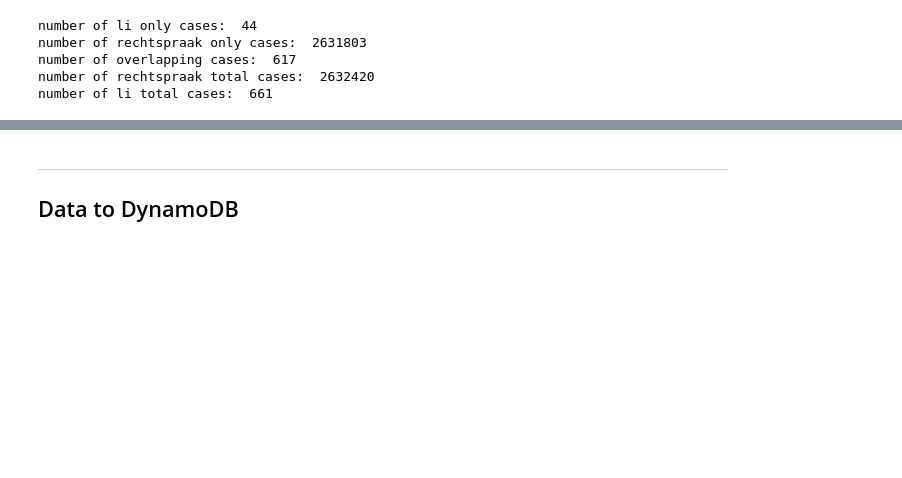
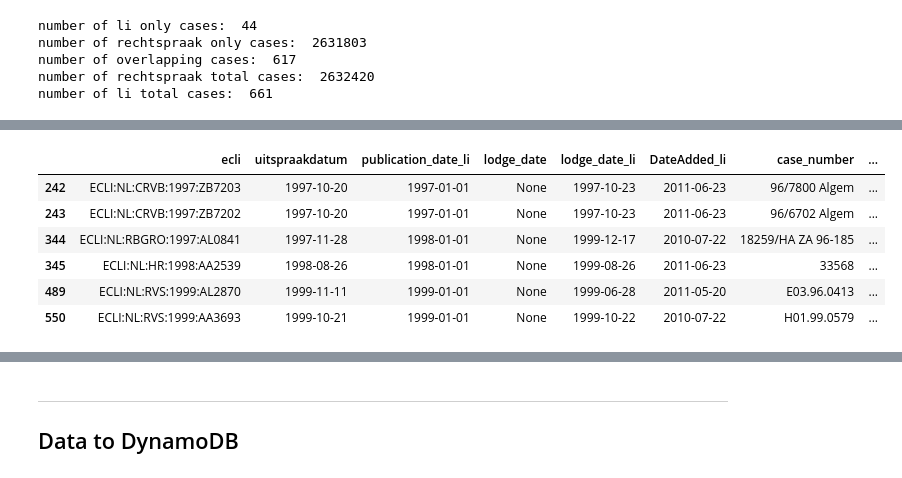
Before and after one commit to maastrichtlawtech/case-law-explorer, a Jupyter notebook: notebooks/Rechtspraak_dynamoDB_ETL.ipynb, the cells around one changed output, grey strips where cells are left out. Saved outputs shown, nothing was run; the diff lists cells and outputs as text; code cells hidden in the pictures; blank space fills up the shorter version.

```diff
--- a/notebooks/Rechtspraak_dynamoDB_ETL.ipynb
+++ b/notebooks/Rechtspraak_dynamoDB_ETL.ipynb
@@ -270,9 +298,9 @@ df_country.loc[:, 'doctype'] = 'country'
 #### Split data into RS only cases, LI only cases and RS+LI cases:
 # %%
 ''' intersection of cases in li and case_raw '''
-rsli_intersection = list(set(df_li_cases['id']).intersection(set(df_rs_cases['id'])))
-rs_only = list(set(df_rs_cases['id']) - set(rsli_intersection))
-li_only = list(set(df_li_cases['id']) - set(rsli_intersection))
+rsli_intersection = list(set(df_li_cases['ecli']).intersection(set(df_rs_cases['ecli'])))
+rs_only = list(set(df_rs_cases['ecli']) - set(rsli_intersection))
+li_only = list(set(df_li_cases['ecli']) - set(rsli_intersection))
 print('number of li only cases: ', len(li_only))
 print('number of rechtspraak only cases: ', len(rs_only))
 print('number of overlapping cases: ', len(rsli_intersection))
@@ -291,8 +319,8 @@ df_li_only_cases = df_li_cases[df_li_cases['id'].isin(li_only)]
 # %%
 ### merge overlapping li and raw cases into one df
-df_rsli_intersection_cases = df_li_cases[df_li_cases['id'].isin(rsli_intersection)]
-df_rsli_intersection_cases.set_index('id', inplace=True)
-df_rs_cases.set_index('id', inplace=True)
+df_rsli_intersection_cases = df_li_cases[df_li_cases['ecli'].isin(rsli_intersection)]
+df_rsli_intersection_cases.set_index('ecli', inplace=True)
+df_rs_cases.set_index('ecli', inplace=True)
 df_rsli_intersection_cases = df_rsli_intersection_cases.join(df_rs_cases.drop('doctype', axis=1))
 df_rs_cases.reset_index(inplace=True)
 df_rsli_intersection_cases.reset_index(inplace=True)
@@ -298,0 +340,25 @@ df_rsli_intersection_cases.reset_index(inplace=True)
+# %%
+mapped_cases = df_rsli_intersection_cases[['ecli',
+                            'date_judgement', 'publication_date_li', 'date_judgement_li', 'date_published_online_li',
+                            'case_number', 'case_number_li',
+                            'inhoudsindicatie', 'uitspraak_info', 'summary_li',
+                            'language',
+                            'jurisdiction_country', 'jurisdiction_country_li', 'jurisdiction_city',
+                            'domain', 'domain_li',
+                            'instance', 'instance_li',
+                            'title_li', 'DisplayTitle_li', 'DisplaySubtitle_li',
+                            'alternative_sources', 'Url_li', 'OriginalUrl_li', 'UrlWithAutoLogOnToken_li',
+                            'procedure_type', 'Sources_li',
+                            'PublicationNumber_li', 'IssueNumber_li', 'id_li']]
+mapped_cases.to_csv('../data/RS-LI_mapped_decisions.csv', index=False)
+#mapped_cases = pd.read_csv('../data/RS-LI_mapped_decisions.csv')
+# %%
+mapped_cases.loc[~(mapped_cases['uitspraakdatum'] == mapped_cases['lodge_date_li'])]
+# %% [output]
+|  | ecli | uitspraakdatum | publication_date_li | lodge_date | lodge_date_li | DateAdded_li | case_number | ... |
+| 242 | ECLI:NL:CRVB:1997:ZB7203 | 1997-10-20 | 1997-01-01 | None | 1997-10-23 | 2011-06-23 | 96/7800 Algem | ... |
+| 243 | ECLI:NL:CRVB:1997:ZB7202 | 1997-10-20 | 1997-01-01 | None | 1997-10-23 | 2011-06-23 | 96/6702 Algem | ... |
+| 344 | ECLI:NL:RBGRO:1997:AL0841 | 1997-11-28 | 1998-01-01 | None | 1999-12-17 | 2010-07-22 | 18259/HA ZA 96-185 | ... |
+| 345 | ECLI:NL:HR:1998:AA2539 | 1998-08-26 | 1998-01-01 | None | 1999-08-26 | 2011-06-23 | 33568 | ... |
+| 489 | ECLI:NL:RVS:1999:AL2870 | 1999-11-11 | 1999-01-01 | None | 1999-06-28 | 2011-05-20 | E03.96.0413 | ... |
+| 550 | ECLI:NL:RVS:1999:AA3693 | 1999-10-21 | 1999-01-01 | None | 1999-10-22 | 2010-07-22 | H01.99.0579 | ... |
```
Also changed, not shown: parts of 31 cells of this notebook, 14 other files.
